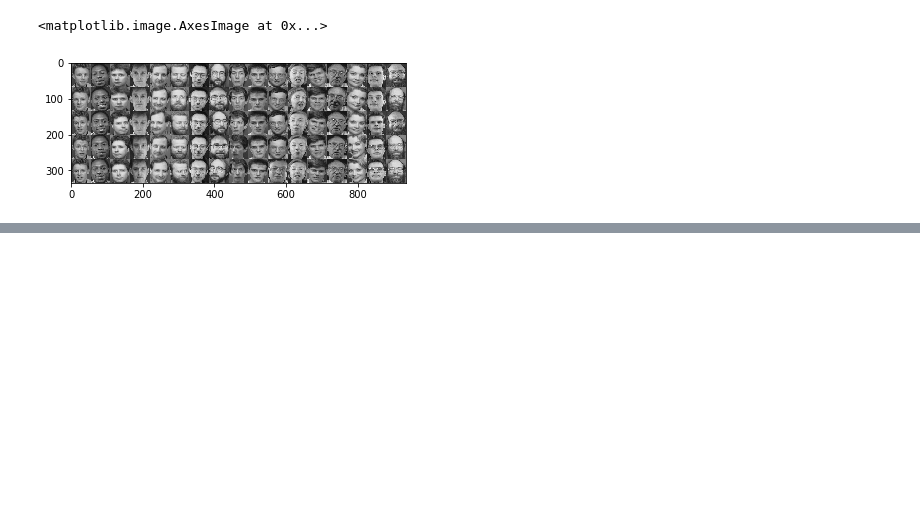
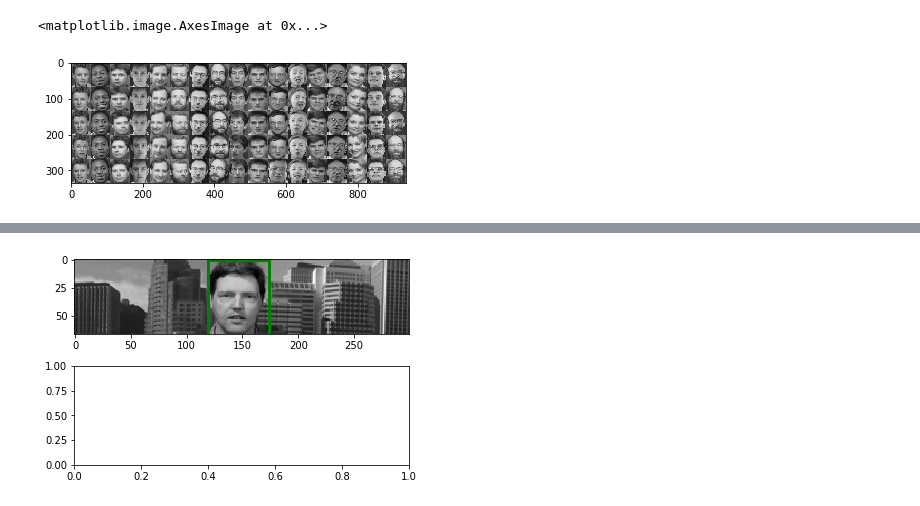
Before and after one commit to dvdblk/viscomp_tutorials, a Jupyter notebook: tutorials_cv/W6/W6_exercise.ipynb, the cells around one changed output, grey strips where cells are left out. Saved outputs shown, nothing was run; the diff lists cells and outputs as text; code cells hidden in the pictures; blank space fills up the shorter version.

```diff
--- a/tutorials_cv/W6/W6_exercise.ipynb
+++ b/tutorials_cv/W6/W6_exercise.ipynb
@@ -171,34 +181,38 @@ import matplotlib.pyplot as plt
 import matplotlib.patches as patches
 
 image = imread('FaceDetection.bmp')[:h,:]/255.
+h_,w_ = image.shape
 
 errors = []
 
 # iterate over each part of the image
-for x in range(image.shape[1]-w):
+for x in range(w_-w):
+
     image_crop = image[:,x:x+w].flatten()
 
-    # Your lines here. Compress and decompress the image patch.
+    # Compress
+    centered_image_crop = image_crop - mean
+    compressed_image = eigenvectors.T @ centered_image_crop
 
-    ssd_error = # Your lines here. Determined the SSD error between image patch and decompressed image.
+    # Decompress
+    decompressed_image = eigenvectors @ compressed_image
+    decompressed_image = decompressed_image.flatten() + mean
+    error = np.sum((decompressed_image - image_crop)**2)
 
-    errors.append(ssd_error)
-
-    # Visualization
+    errors.append(error)
     fig, ax = plt.subplots(2,1)
     rect = patches.Rectangle((x,0),w,h,linewidth=3,edgecolor='r',facecolor='none')
     ax[0].imshow(image,cmap='gray')
     ax[0].add_patch(rect)
     ax[1].plot(np.arange(x+1)+w//2,np.array(errors))
-    ax[1].set_xlim([0,image.shape[1]])
+    ax[1].set_xlim([0,w_])
     IPython.display.clear_output(True)
     show()
 
-x_face = # Your lines here. Based on errors, determined the location of the face.
+x_best = np.argmin(errors)
+fig, ax = plt.subplots(2,1)
+rect = patches.Rectangle((x_best,0),w,h,linewidth=3,edgecolor='g',facecolor='none')
 
-# Visualization
-fig, ax = plt.subplots(2,1)
-rect = patches.Rectangle((x_face,0),w,h,linewidth=3,edgecolor='g',facecolor='none')
 ax[0].imshow(image,cmap='gray')
 ax[0].add_patch(rect)
 IPython.display.clear_output(True)
@@ -207,0 +221 @@ SyntaxError: invalid syntax (<ipython-input-2-ce352310a97d>, line 14)
+[figure, added]
```
Also changed, not shown: parts of 15 cells of this notebook.
